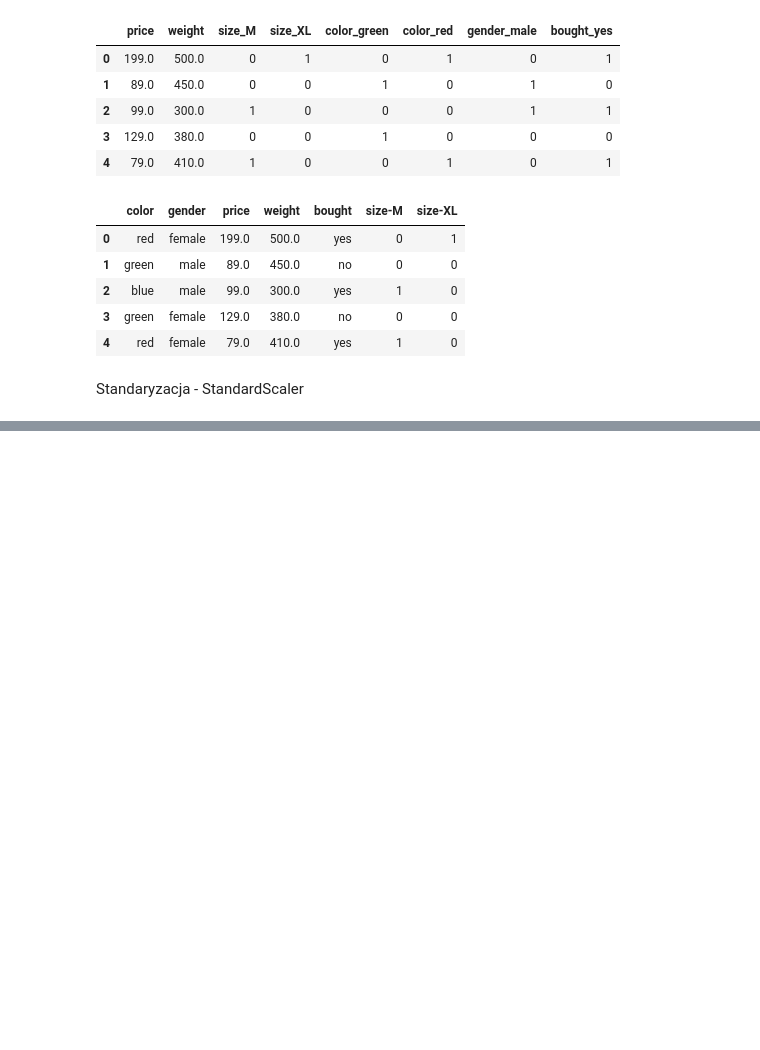
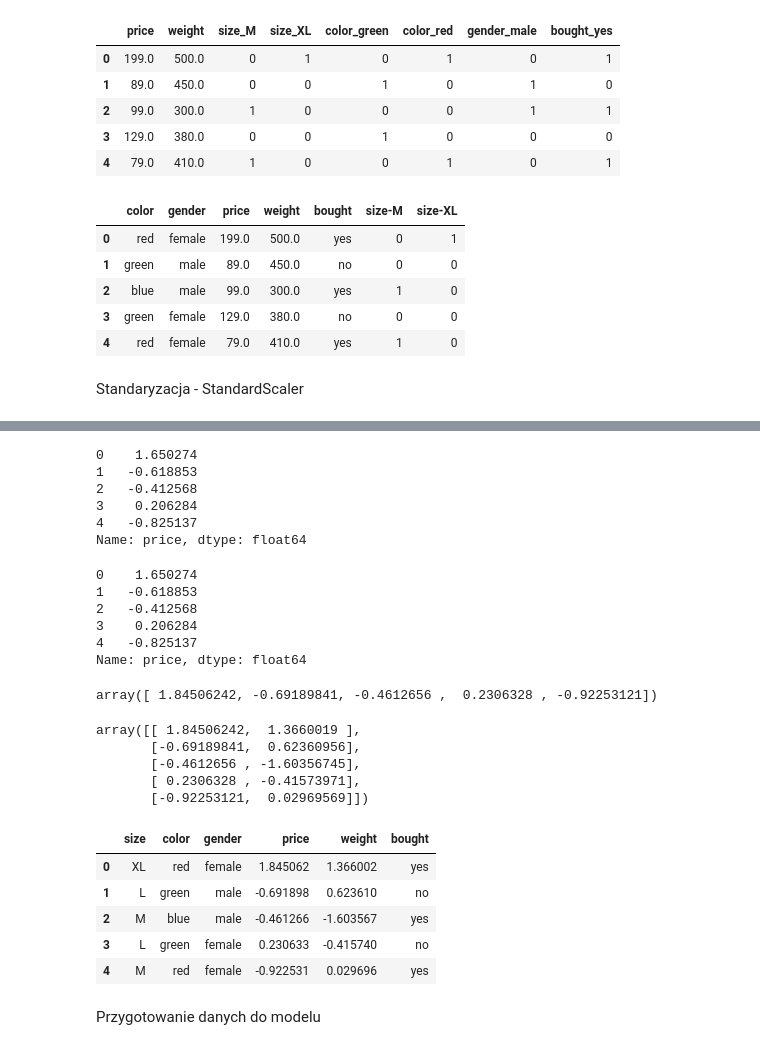
Before and after one commit to Oleksy1121/Machine-Learning, a Jupyter notebook: Udemy/01_preprocessing_danych.ipynb, the cells around one changed output, grey strips where cells are left out. Saved outputs shown, nothing was run; the diff lists cells and outputs as text; code cells hidden in the pictures; blank space fills up the shorter version.

```diff
--- a/Udemy/01_preprocessing_danych.ipynb
+++ b/Udemy/01_preprocessing_danych.ipynb
@@ -208,0 +225,53 @@ Standaryzacja - StandardScaler
+# %%
+### wartość - średnia / odchylenie standardowe powoduje że nasze zmienne przyjmują wartość w okolicy "0" (Standaryzuje je)
+(df['price'] - df['price'].mean()) / df['price'].std()
+# %% [output]
+0    1.650274
+1   -0.618853
+2   -0.412568
+3    0.206284
+4   -0.825137
+Name: price, dtype: float64
+# %%
+def standarize (x):
+  return (x - x.mean()) / x.std()
+
+standarize(df['price'])
+# %% [output]
+0    1.650274
+1   -0.618853
+2   -0.412568
+3    0.206284
+4   -0.825137
+Name: price, dtype: float64
+# %%
+### Wartości są nieco inne niż w bibliotece Pandas ponieważ zaimplementowany jest tu nieco inny estymator ###
+
+from sklearn.preprocessing import scale
+
+scale(df['price'])
+# %% [output]
+array([ 1.84506242, -0.69189841, -0.4612656 ,  0.2306328 , -0.92253121])
+# %%
+from sklearn.preprocessing import StandardScaler
+
+scaler = StandardScaler()
+scaler.fit_transform(df[['price', 'weight']])
+# %% [output]
+array([[ 1.84506242,  1.3660019 ],
+       [-0.69189841,  0.62360956],
+       [-0.4612656 , -1.60356745],
+       [ 0.2306328 , -0.41573971],
+       [-0.92253121,  0.02969569]])
+# %%
+df[['price', 'weight']] = scaler.fit_transform(df[['price', 'weight']])
+df
+# %% [output]
+|  | size | color | gender | price | weight | bought |
+| 0 | XL | red | female | 1.845062 | 1.366002 | yes |
+| 1 | L | green | male | -0.691898 | 0.623610 | no |
+| 2 | M | blue | male | -0.461266 | -1.603567 | yes |
+| 3 | L | green | female | 0.230633 | -0.415740 | no |
+| 4 | M | red | female | -0.922531 | 0.029696 | yes |
+# %% [markdown]
+Przygotowanie danych do modelu
```
Also changed, not shown: parts of 3 cells of this notebook.
